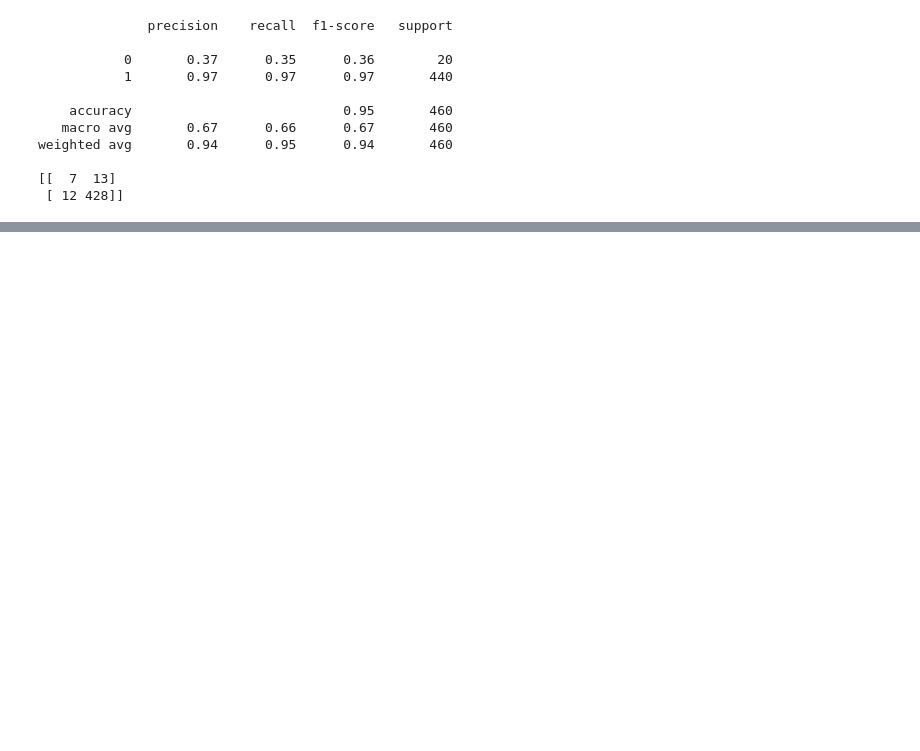
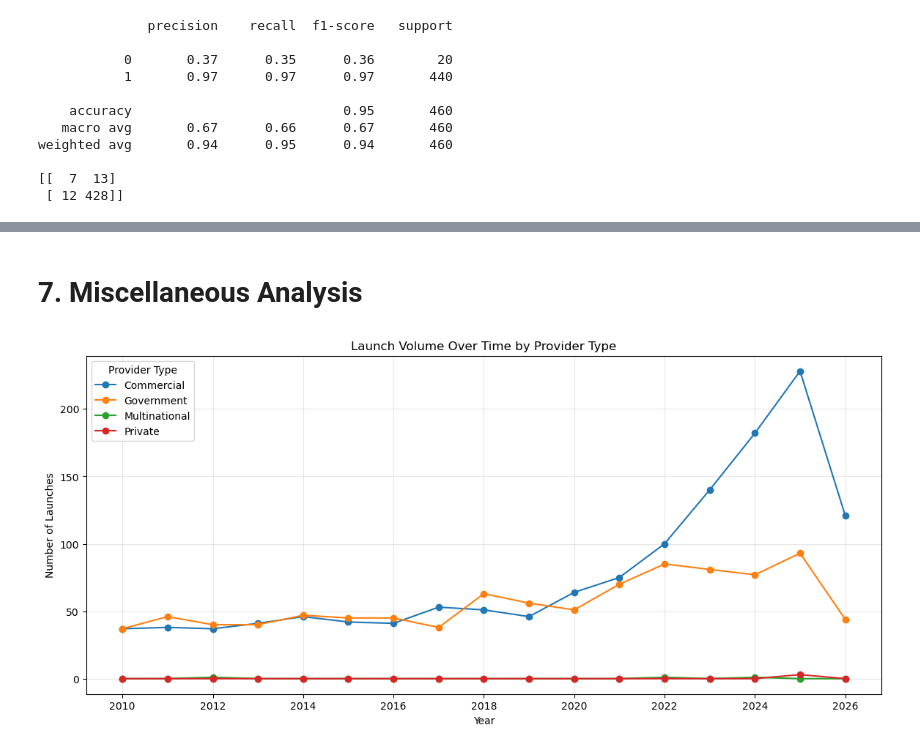
Before and after one commit to kurathemonster/launches, a Jupyter notebook: notebooks/base_analysis.ipynb, the cells around one changed output, grey strips where cells are left out. Drawn from its saved outputs; the diff is of its cells as text; code cells hidden in the pictures; blank space fills up the shorter version.

```diff
--- a/notebooks/base_analysis.ipynb
+++ b/notebooks/base_analysis.ipynb
@@ -685,0 +752,34 @@ weighted avg       0.94      0.95      0.94       460
+# %% [markdown]
+# 7. Miscellaneous Analysis
+# %%
+provider_type_year = (
+    launches_df
+    .groupby(["year", "provider_type"])
+    .size()
+    .reset_index(name="launch_count")
+)
+
+provider_type_pivot = provider_type_year.pivot(
+    index='year',
+    columns='provider_type',
+    values='launch_count'
+).fillna(0)
+
+plt.figure(figsize=(14, 6))
+
+for provider_type in provider_type_pivot.columns:
+    plt.plot(
+        provider_type_pivot.index,
+        provider_type_pivot[provider_type],
+        marker='o',
+        label=provider_type
+    )
+
+plt.title('Launch Volume Over Time by Provider Type')
+plt.xlabel('Year')
+plt.ylabel('Number of Launches')
+plt.grid(True, alpha=0.3)
+plt.legend(title='Provider Type')
+plt.show()
+# %% [output]
+[figure, added]
```
Also changed, not shown: parts of 14 cells of this notebook.
